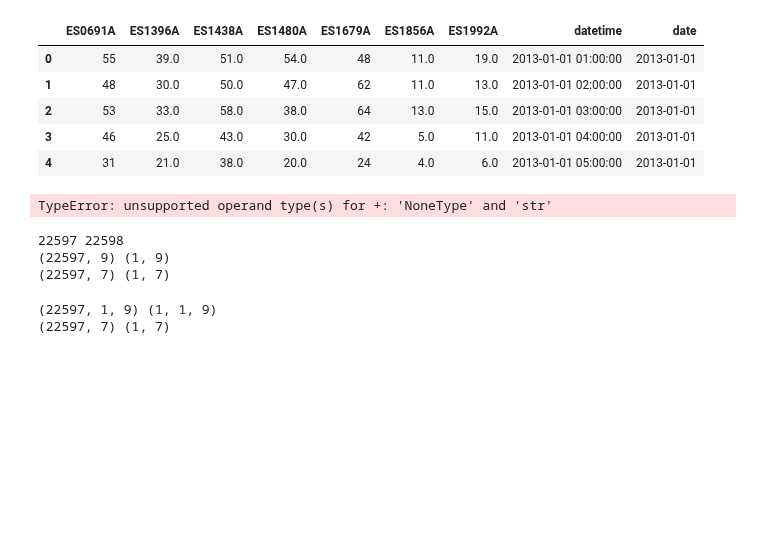
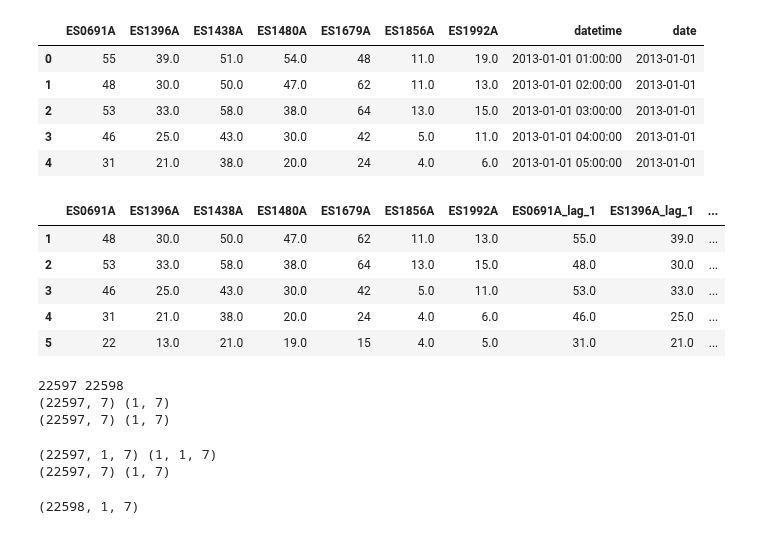
Before and after one commit to javiermas/BCNAirQualityDatathon, a Jupyter notebook: notebooks/01_jma_modelling.ipynb, the cells around one changed output. Drawn from its saved outputs; the diff is of its cells as text; code cells hidden in the pictures; blank space fills up the shorter version.

```diff
--- a/notebooks/01_jma_modelling.ipynb
+++ b/notebooks/01_jma_modelling.ipynb
@@ -106,10 +106,15 @@ data_obs.head()
 | 3 | 46 | 25.0 | 43.0 | 30.0 | 42 | 5.0 | 11.0 | 2013-01-01 04:00:00 | 2013-01-01 |
 | 4 | 31 | 21.0 | 38.0 | 20.0 | 24 | 4.0 | 6.0 | 2013-01-01 05:00:00 | 2013-01-01 |
 # %%
-model_matrix = create_model_matrix(data_obs, target_cols=target_cols)
+model_matrix = create_model_matrix(data_obs, target_cols=list(target_cols))
 model_matrix.head()
 # %% [output]
-TypeError: unsupported operand type(s) for +: 'NoneType' and 'str'
+|  | ES0691A | ES1396A | ES1438A | ES1480A | ES1679A | ES1856A | ES1992A | ES0691A_lag_1 | ES1396A_lag_1 | ... |
+| 1 | 48 | 30.0 | 50.0 | 47.0 | 62 | 11.0 | 13.0 | 55.0 | 39.0 | ... |
+| 2 | 53 | 33.0 | 58.0 | 38.0 | 64 | 13.0 | 15.0 | 48.0 | 30.0 | ... |
+| 3 | 46 | 25.0 | 43.0 | 30.0 | 42 | 5.0 | 11.0 | 53.0 | 33.0 | ... |
+| 4 | 31 | 21.0 | 38.0 | 20.0 | 24 | 4.0 | 6.0 | 46.0 | 25.0 | ... |
+| 5 | 22 | 13.0 | 21.0 | 19.0 | 15 | 4.0 | 5.0 | 31.0 | 21.0 | ... |
 # %%
 def tt_split(data, train_size, target_cols):
     test_size = len(data) - train_size
@@ -125,8 +130,8 @@ print trainX.shape, testX.shape
 print trainY.shape, testY.shape
 # %% [output]
 22597 22598
-(22597, 9) (1, 9)
 (22597, 7) (1, 7)
+(22597, 7) (1, 7)
 # %%
 def reshape_to_keras(data, seq_length):
     data = data.reshape([-1, seq_length, data.shape[1]])
@@ -138,8 +143,12 @@ testX = reshape_to_keras(testX, seq_length)
 print trainX.shape, testX.shape
 print trainY.shape, testY.shape
 # %% [output]
-(22597, 1, 9) (1, 1, 9)
+(22597, 1, 7) (1, 1, 7)
 (22597, 7) (1, 7)
+# %%
+np.vstack((trainX, testX)).shape
+# %% [output]
+(22598, 1, 7)
 # %%
 param_dict = {
     'batch_size': 10,
```
Also changed, not shown: parts of 13 cells of this notebook, 6 other files.
